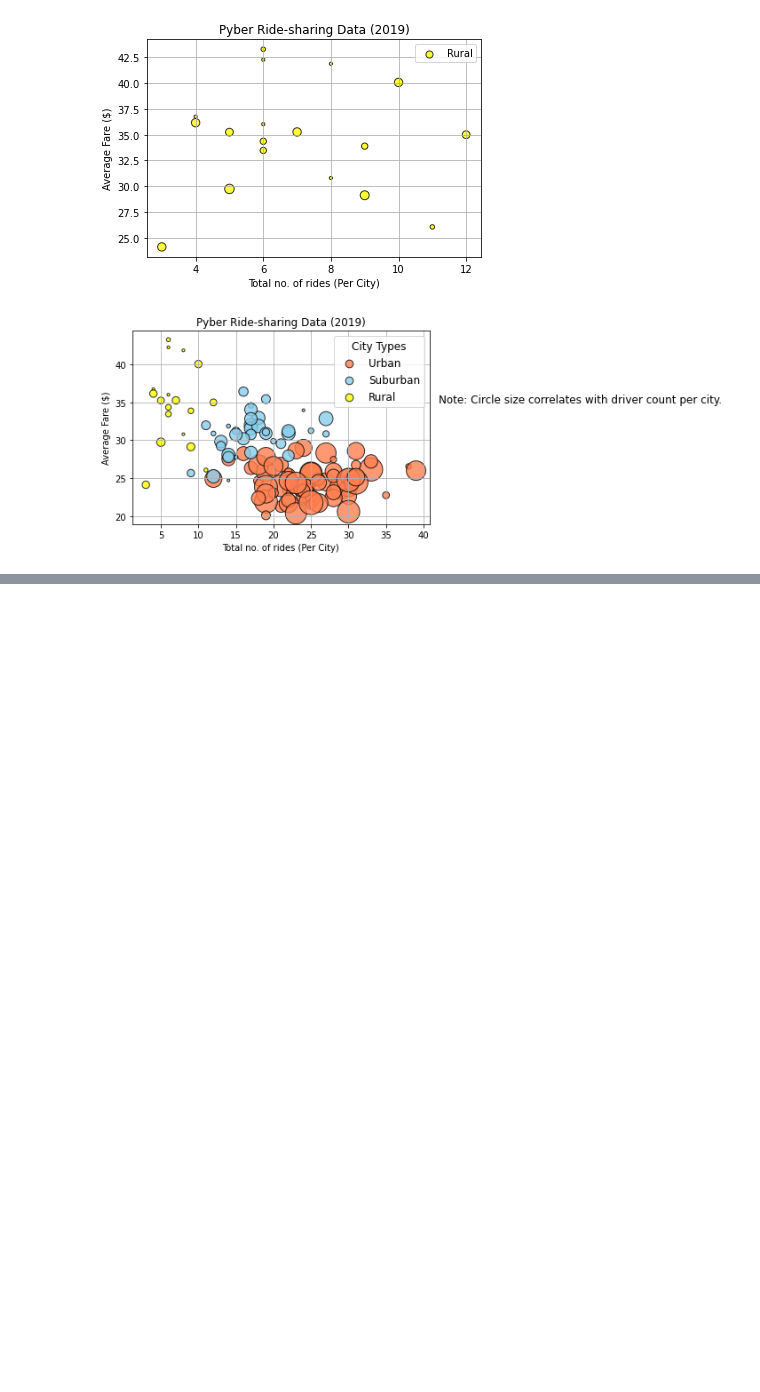
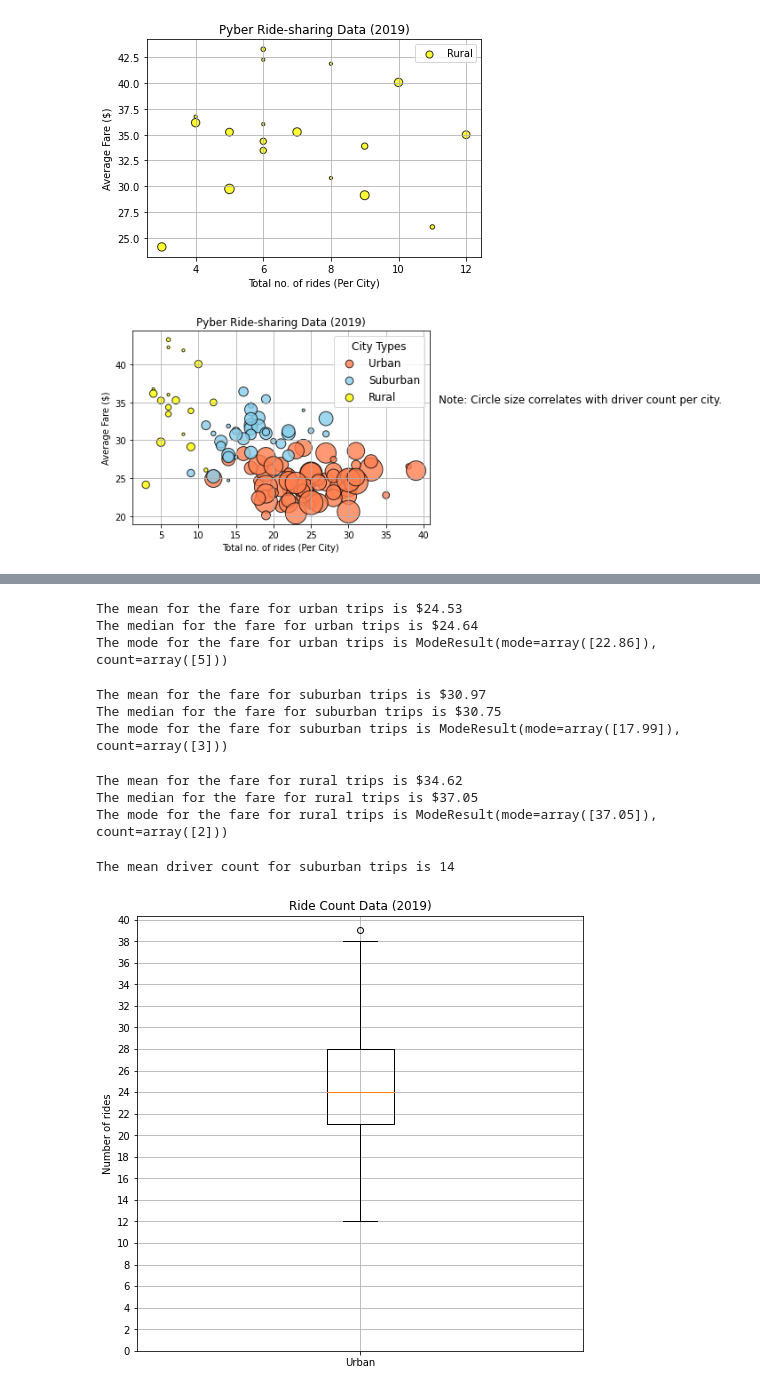
Before and after one commit to JoRanjit/PyBer_Analysis, a Jupyter notebook: PyBer_Analysis.ipynb, the cells around one changed output, grey strips where cells are left out. Cells and saved outputs as stored; diff of their text form; code cells hidden in the pictures; blank space fills up the shorter version.

```diff
--- a/PyBer_Analysis.ipynb
+++ b/PyBer_Analysis.ipynb
@@ -192,0 +270,80 @@ plt.savefig("analysis/Fig1.png")
+# %%
+# Get the fares for the urban cities.
+urban_fares =urban_cities_df["fare"]
+mean_urban_fares = np.mean(urban_fares)
+median_urban_fares = np.median(urban_fares)
+mode_urban_fares = sts.mode(urban_fares)
+
+print(f"The mean for the fare for urban trips is ${mean_urban_fares:.2f}")
+print(f"The median for the fare for urban trips is ${median_urban_fares:.2f}")
+print(f"The mode for the fare for urban trips is {mode_urban_fares}")
+# %% [output]
+The mean for the fare for urban trips is $24.53
+The median for the fare for urban trips is $24.64
+The mode for the fare for urban trips is ModeResult(mode=array([22.86]), count=array([5]))
+# %%
+# Get the fares for the urban cities.
+suburban_fares =suburban_cities_df["fare"]
+mean_suburban_fares = np.mean(suburban_fares)
+median_suburban_fares = np.median(suburban_fares)
+mode_suburban_fares = sts.mode(suburban_fares)
+
+print(f"The mean for the fare for suburban trips is ${mean_suburban_fares:.2f}")
+print(f"The median for the fare for suburban trips is ${median_suburban_fares:.2f}")
+print(f"The mode for the fare for suburban trips is {mode_suburban_fares}")
+# %% [output]
+The mean for the fare for suburban trips is $30.97
+The median for the fare for suburban trips is $30.75
+The mode for the fare for suburban trips is ModeResult(mode=array([17.99]), count=array([3]))
+# %%
+# Get the fares for the urban cities.
+rural_fares =rural_cities_df["fare"]
+mean_rural_fares = np.mean(rural_fares)
+median_rural_fares = np.median(rural_fares)
+mode_rural_fares = sts.mode(rural_fares)
+
+print(f"The mean for the fare for rural trips is ${mean_rural_fares:.2f}")
+print(f"The median for the fare for rural trips is ${median_rural_fares:.2f}")
+print(f"The mode for the fare for rural trips is {mode_rural_fares}")
+# %% [output]
+The mean for the fare for rural trips is $34.62
+The median for the fare for rural trips is $37.05
+The mode for the fare for rural trips is ModeResult(mode=array([37.05]), count=array([2]))
+# %%
+# Get the driver count data from the urban cities.
+urban_drivers = urban_cities_df["driver_count"]
+suburban_drivers = suburban_cities_df["driver_count"]
+rural_drivers = rural_cities_df["driver_count"]
+
+mean_urban_drivers = np.mean(urban_drivers)
+median_urban_drivers = np.median(urban_drivers)
+mode_urban_drivers = sts.mode(urban_drivers)
+
+mean_suburban_drivers = np.mean(suburban_drivers)
+median_suburban_drivers = np.median(suburban_drivers)
+mode_suburban_drivers = sts.mode(suburban_drivers)
+
+
+mean_rural_drivers = np.mean(rural_drivers)
+median_rural_drivers = np.median(rural_drivers)
+mode_rural_drivers = sts.mode(rural_drivers)
+
+
+print(f"The mean driver count for suburban trips is {mean_suburban_drivers:.0f}")
+# %% [output]
+The mean driver count for suburban trips is 14
+# %%
+# Create a box-and-whisker plot for the urban cities ride count.
+x_labels = ["Urban"]
+fig,ax = plt.subplots(figsize = (8,8))
+ax.boxplot(urban_ride_ct,labels = x_labels)
+
+# Add the title, y-axis label and grid.
+
+ax.set_title("Ride Count Data (2019)")
+ax.set_ylabel("Number of rides")
+ax.set_yticks(np.arange(0,41,2))
+ax.grid()
+plt.show()
+# %% [output]
+[figure, added]
```
Also changed, not shown: parts of 9 cells of this notebook, 5 other files.
